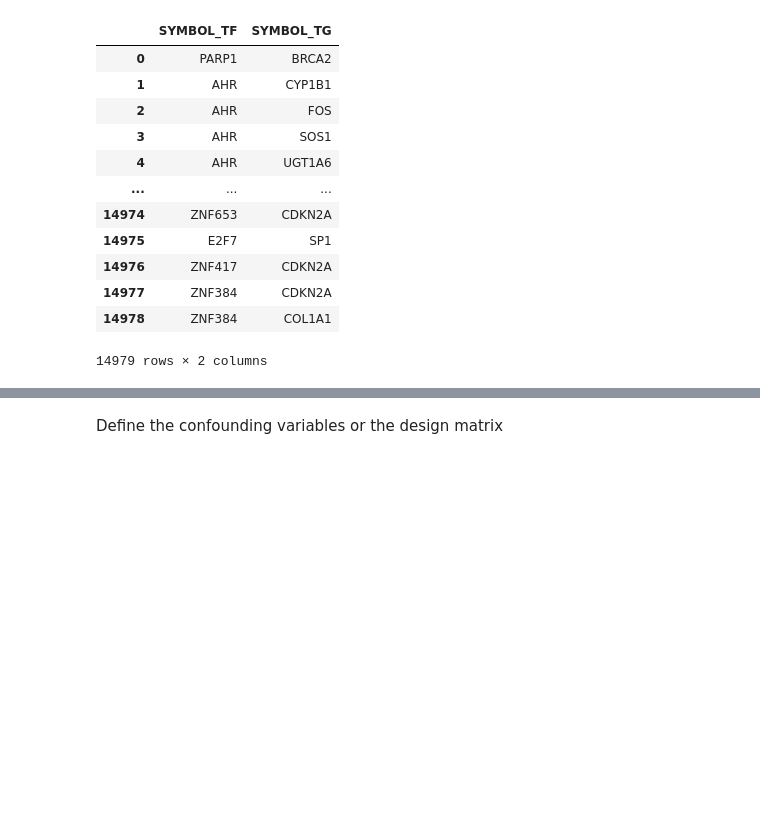
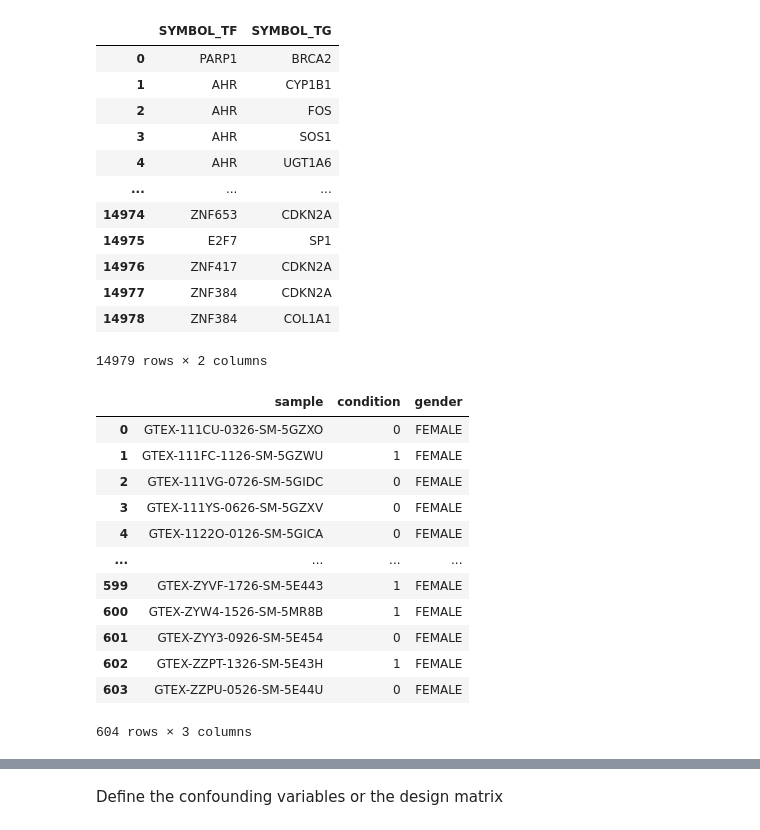
Before and after one commit to julkuhn/DysRegNet_package, a Jupyter notebook: run_dysregnet.ipynb, the cells around one changed output, grey strips where cells are left out. Cells and saved outputs as stored; diff of their text form; code cells hidden in the pictures; blank space fills up the shorter version.

Commit message:
running model by loading tissue specific models

```diff
--- a/run_dysregnet.ipynb
+++ b/run_dysregnet.ipynb
@@ -65,3 +66,30 @@ grn
 | 14977 | ZNF384 | CDKN2A |
 | 14978 | ZNF384 | COL1A1 |
 14979 rows × 2 columns
+# %%
+grn_breast = pd.read_csv("GENIE3_output/linkedList_output_slurm_gene_tpm_v10_breast_mammary_tissu_filtered.csv")
+grn_lung = pd.read_csv("GENIE3_output/linkedList_output_slurm_gene_tpm_v10_lung_filtered.csv")
+
+exp_lung = pd.read_csv("gtex/gene_tpm_v10_lung_filtered.csv")
+exp_breast = pd.read_csv("gtex/gene_tpm_v10_breast_mammary_tissu_filtered.csv")
+# %%
+meta_lung = pd.DataFrame({
+    'sample': exp_lung.columns[1:],
+    'condition': np.random.choice([0, 1], size=len(exp_lung.columns[1:])),
+    'gender' : 'FEMALE'
+})
+meta_lung
+# %% [output]
+|  | sample | condition | gender |
+| 0 | GTEX-111CU-0326-SM-5GZXO | 0 | FEMALE |
+| 1 | GTEX-111FC-1126-SM-5GZWU | 1 | FEMALE |
+| 2 | GTEX-111VG-0726-SM-5GIDC | 0 | FEMALE |
+| 3 | GTEX-111YS-0626-SM-5GZXV | 0 | FEMALE |
+| 4 | GTEX-1122O-0126-SM-5GICA | 0 | FEMALE |
+| ... | ... | ... | ... |
+| 599 | GTEX-ZYVF-1726-SM-5E443 | 1 | FEMALE |
+| 600 | GTEX-ZYW4-1526-SM-5MR8B | 1 | FEMALE |
+| 601 | GTEX-ZYY3-0926-SM-5E454 | 0 | FEMALE |
+| 602 | GTEX-ZZPT-1326-SM-5E43H | 1 | FEMALE |
+| 603 | GTEX-ZZPU-0526-SM-5E44U | 0 | FEMALE |
+604 rows × 3 columns
```
Also changed, not shown: parts of 12 cells of this notebook, 3 other files.
